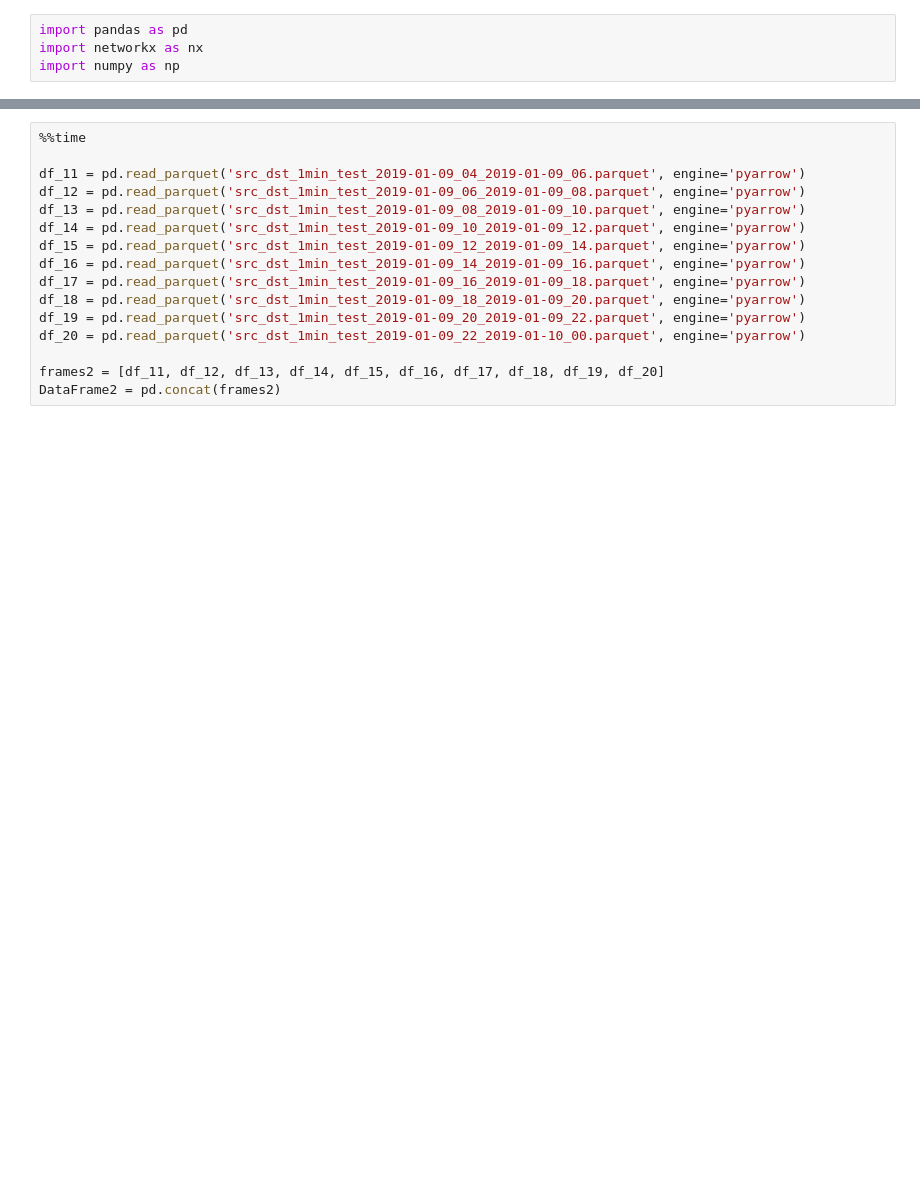
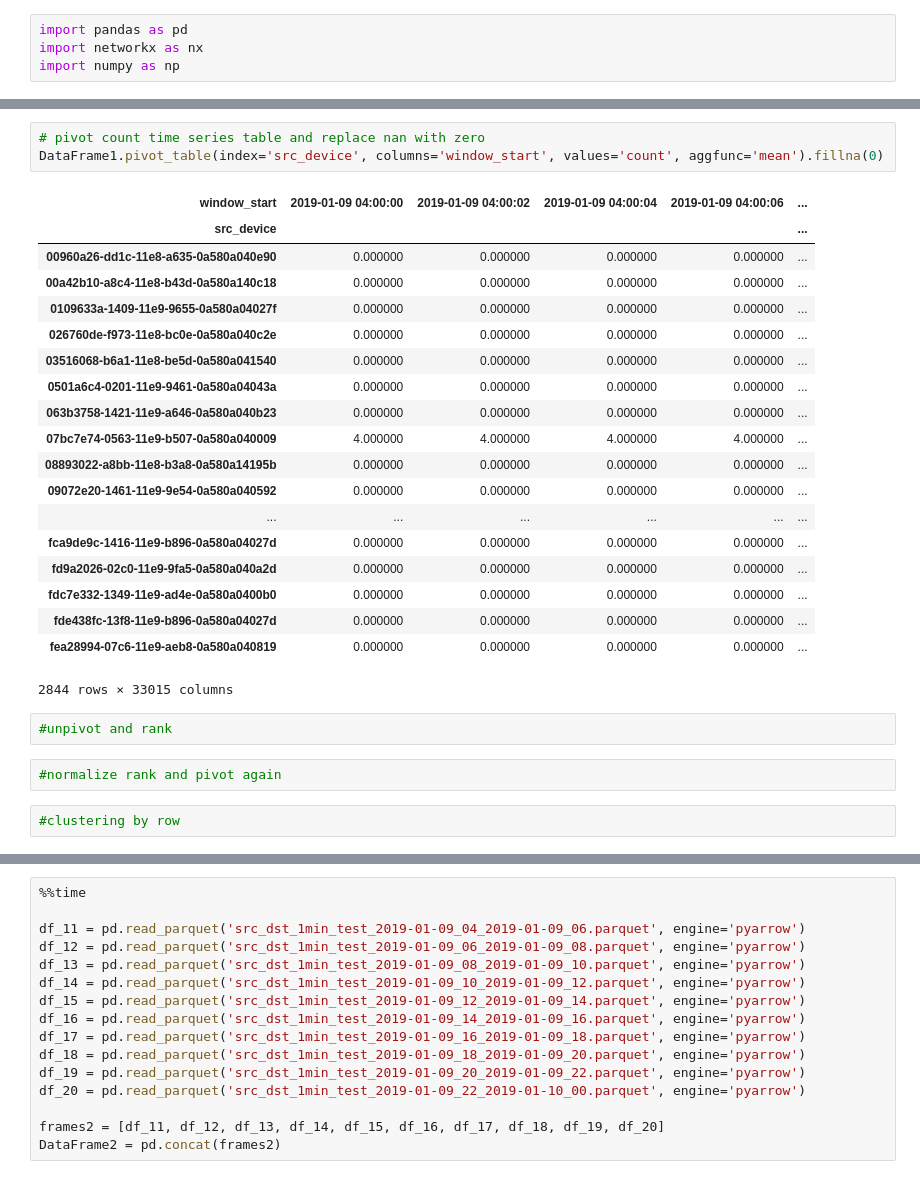
Before and after one commit to nicktang1992/DTSC-MLI-MIDTERM, a Jupyter notebook: Final Project.ipynb, the cells around one changed output, grey strips where cells are left out. Cells and saved outputs as stored; diff of their text form; blank space fills up the shorter version.

```diff
--- a/Final Project.ipynb
+++ b/Final Project.ipynb
@@ -48,3 +72,32 @@ DataFrame1
+# %%
+# pivot count time series table and replace nan with zero
+DataFrame1.pivot_table(index='src_device', columns='window_start', values='count', aggfunc='mean').fillna(0)
+# %% [output]
+| window_start | 2019-01-09 04:00:00 | 2019-01-09 04:00:02 | 2019-01-09 04:00:04 | 2019-01-09 04:00:06 | ... |
+| src_device |  |  |  |  | ... |
+| 00960a26-dd1c-11e8-a635-0a580a040e90 | 0.000000 | 0.000000 | 0.000000 | 0.000000 | ... |
+| 00a42b10-a8c4-11e8-b43d-0a580a140c18 | 0.000000 | 0.000000 | 0.000000 | 0.000000 | ... |
+| 0109633a-1409-11e9-9655-0a580a04027f | 0.000000 | 0.000000 | 0.000000 | 0.000000 | ... |
+| 026760de-f973-11e8-bc0e-0a580a040c2e | 0.000000 | 0.000000 | 0.000000 | 0.000000 | ... |
+| 03516068-b6a1-11e8-be5d-0a580a041540 | 0.000000 | 0.000000 | 0.000000 | 0.000000 | ... |
+| 0501a6c4-0201-11e9-9461-0a580a04043a | 0.000000 | 0.000000 | 0.000000 | 0.000000 | ... |
+| 063b3758-1421-11e9-a646-0a580a040b23 | 0.000000 | 0.000000 | 0.000000 | 0.000000 | ... |
+| 07bc7e74-0563-11e9-b507-0a580a040009 | 4.000000 | 4.000000 | 4.000000 | 4.000000 | ... |
+| 08893022-a8bb-11e8-b3a8-0a580a14195b | 0.000000 | 0.000000 | 0.000000 | 0.000000 | ... |
+| 09072e20-1461-11e9-9e54-0a580a040592 | 0.000000 | 0.000000 | 0.000000 | 0.000000 | ... |
+| ... | ... | ... | ... | ... | ... |
+| fca9de9c-1416-11e9-b896-0a580a04027d | 0.000000 | 0.000000 | 0.000000 | 0.000000 | ... |
+| fd9a2026-02c0-11e9-9fa5-0a580a040a2d | 0.000000 | 0.000000 | 0.000000 | 0.000000 | ... |
+| fdc7e332-1349-11e9-ad4e-0a580a0400b0 | 0.000000 | 0.000000 | 0.000000 | 0.000000 | ... |
+| fde438fc-13f8-11e9-b896-0a580a04027d | 0.000000 | 0.000000 | 0.000000 | 0.000000 | ... |
+| fea28994-07c6-11e9-aeb8-0a580a040819 | 0.000000 | 0.000000 | 0.000000 | 0.000000 | ... |
+2844 rows × 33015 columns
+# %%
+#unpivot and rank
+# %%
+#normalize rank and pivot again
+# %%
+#clustering by row
 # %%
 DataFrame1.describe()
 # %% [output]
```
Also changed, not shown: parts of 13 cells of this notebook.
